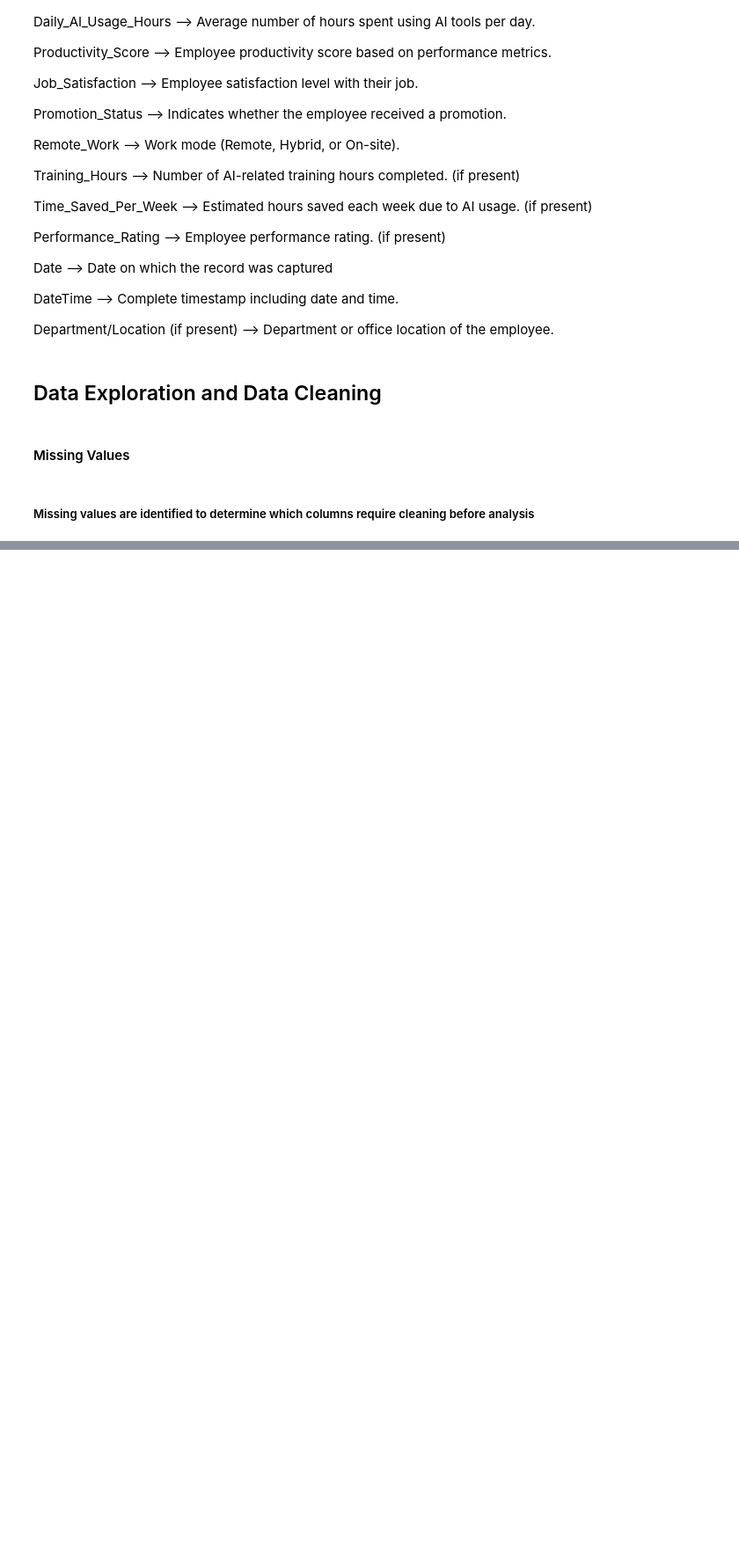
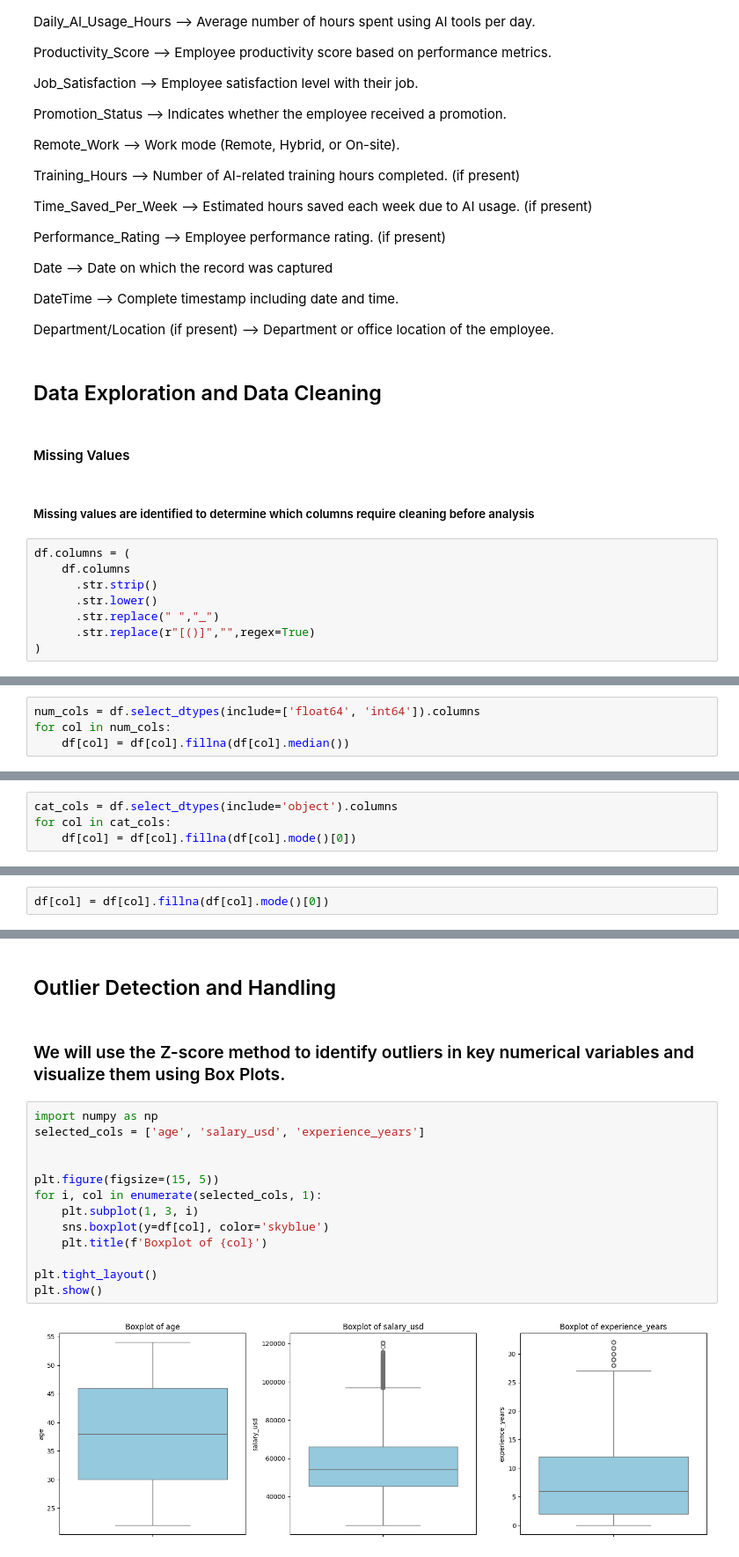
Before and after one commit to umang0015/AI-Tools-Usage-And-Productivity-Analysis, a Jupyter notebook: Project1-checkpoint.ipynb, the cells around one changed output, grey strips where cells are left out. Shown at 88% size. Saved outputs shown, nothing was run; the diff lists cells and outputs as text; blank space fills up the shorter version.

```diff
--- a/Project1-checkpoint.ipynb
+++ b/Project1-checkpoint.ipynb
@@ -155,3 +179,11 @@ Department/Location (if present) -->	Department or office location of the employ
 #### Missing Values
 # %% [markdown]
 ##### Missing values are identified to determine which columns require cleaning before analysis
+# %%
+df.columns = (
+    df.columns
+      .str.strip()
+      .str.lower()
+      .str.replace(" ","_")
+      .str.replace(r"[()]","",regex=True)
+)
@@ -173,0 +249,4 @@ df.isnull()
+# %%
+num_cols = df.select_dtypes(include=['float64', 'int64']).columns
+for col in num_cols:
+    df[col] = df[col].fillna(df[col].median())
@@ -173,0 +257,4 @@ df.isnull()
+# %%
+cat_cols = df.select_dtypes(include='object').columns
+for col in cat_cols:
+    df[col] = df[col].fillna(df[col].mode()[0])
@@ -173,0 +283,2 @@ df.isnull()
+# %%
+df[col] = df[col].fillna(df[col].mode()[0])
@@ -173,0 +339,19 @@ df.isnull()
+# %% [markdown]
+## Outlier Detection and Handling
+# %% [markdown]
+### We will use the Z-score method to identify outliers in key numerical variables and visualize them using Box Plots.
+# %%
+import numpy as np
+selected_cols = ['age', 'salary_usd', 'experience_years']
+
+
+plt.figure(figsize=(15, 5))
+for i, col in enumerate(selected_cols, 1):
+    plt.subplot(1, 3, i)
+    sns.boxplot(y=df[col], color='skyblue')
+    plt.title(f'Boxplot of {col}')
+
+plt.tight_layout()
+plt.show()
+# %% [output]
+[figure, added]
```
Also changed, not shown: parts of 56 cells of this notebook.
